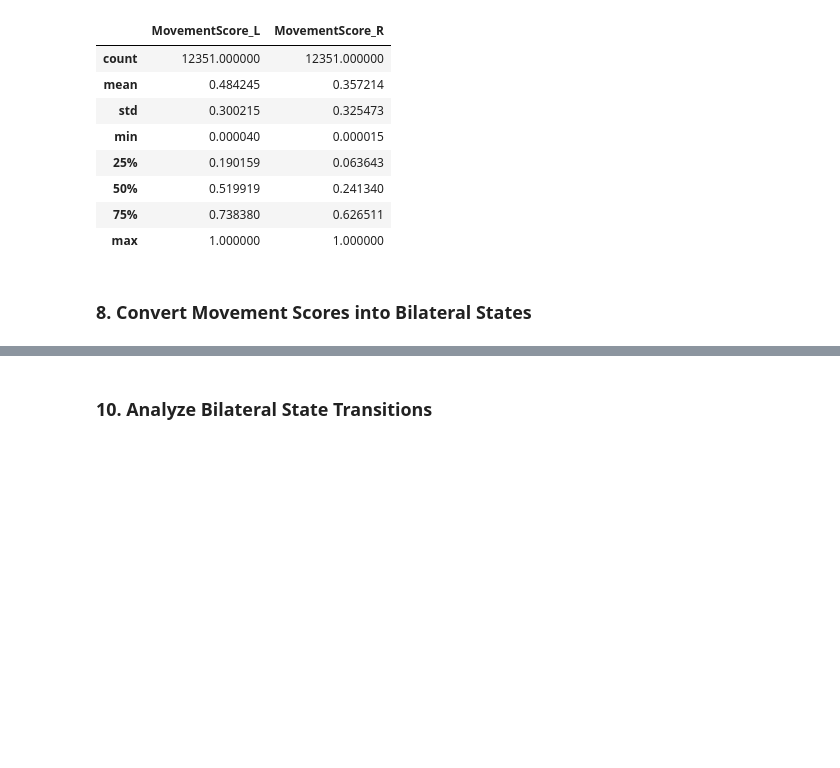
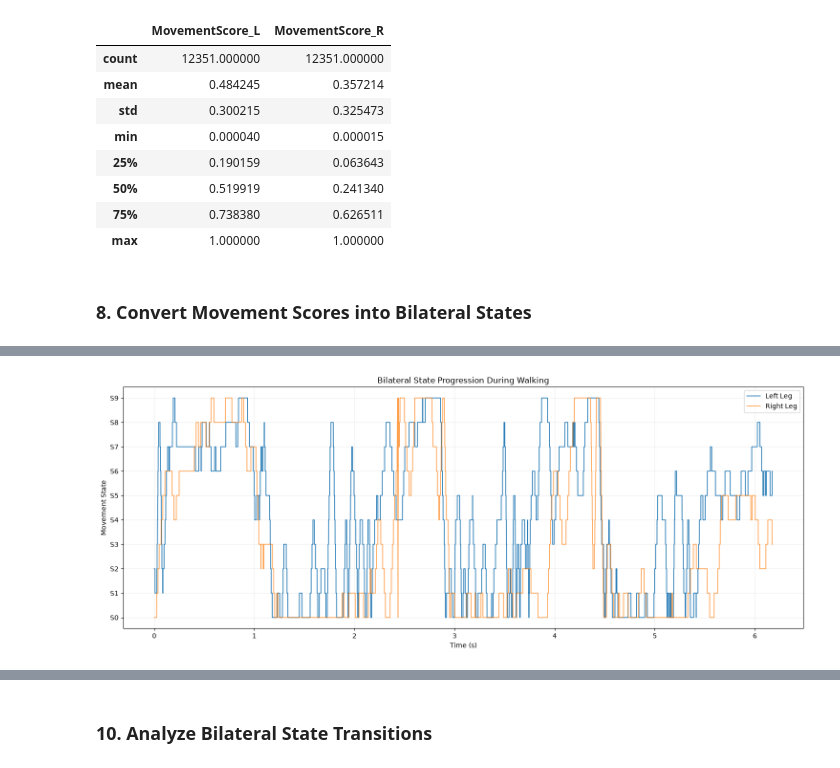
Before and after one commit to LeenGhazi/FES-Exoskeleton-Project, a Jupyter notebook: Data Analysis 1 - Leen/Model1.ipynb, the cells around one changed output, grey strips where cells are left out. Saved outputs shown, nothing was run; the diff lists cells and outputs as text; code cells hidden in the pictures; blank space fills up the shorter version.

```diff
--- a/Data Analysis 1 - Leen/Model1.ipynb
+++ b/Data Analysis 1 - Leen/Model1.ipynb
@@ -523,36 +579,32 @@ plt.show()
 # %%
-# 9.2 Plot left and right together
+# Plot left and right together
 plt.figure(figsize=(15, 6))
 
 plt.step(
     walking_work[time_col],
     walking_work['State_L'],
     where='post',
     label='Left Leg',
     linewidth=1.2
 )
 
 plt.step(
     walking_work[time_col],
     walking_work['State_R'],
     where='post',
     label='Right Leg',
     linewidth=1.2,
     alpha=0.75
 )
 
 plt.title('Bilateral State Progression During Walking')
 plt.xlabel('Time (s)')
 plt.ylabel('Movement State')
-
-plt.yticks(
-    range(N_STATES),
-    [f'S{i}' for i in range(N_STATES)]
-)
-
+plt.yticks(range(N_STATES), [f'S{i}' for i in range(N_STATES)])
 plt.legend()
 plt.grid(alpha=0.2)
-
 plt.tight_layout()
 plt.show()
+# %% [output]
+[figure, added]
 # %%
```
Also changed, not shown: parts of 46 cells of this notebook.
